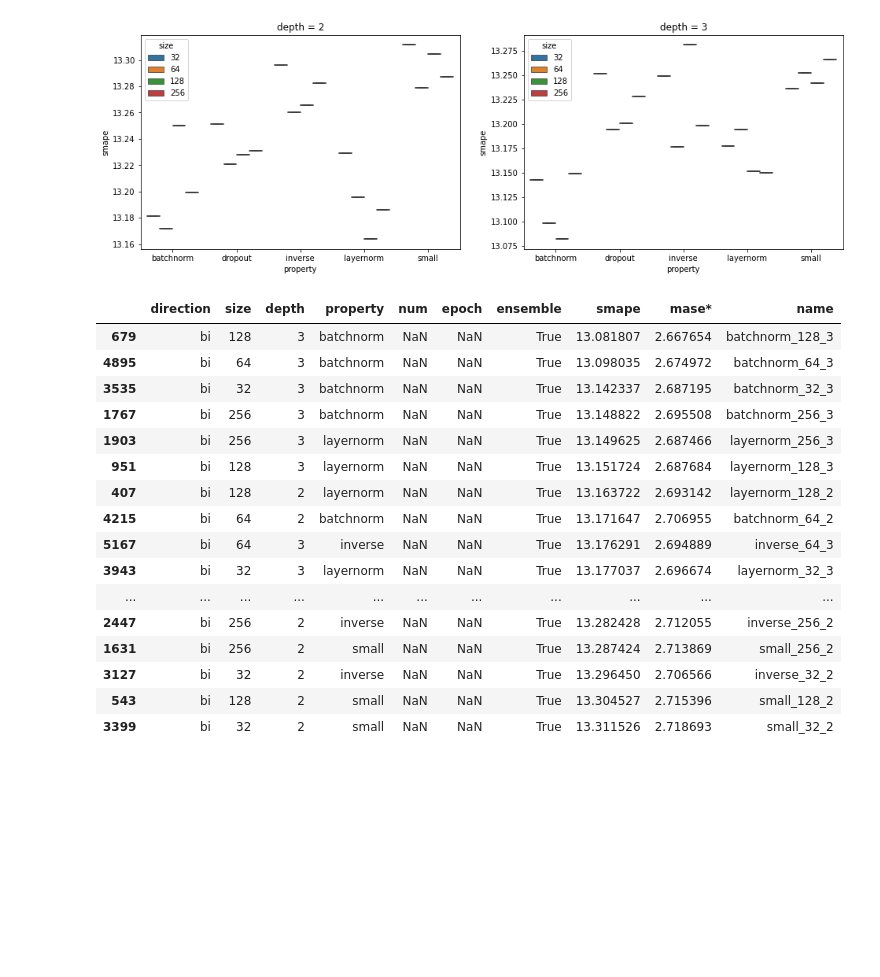
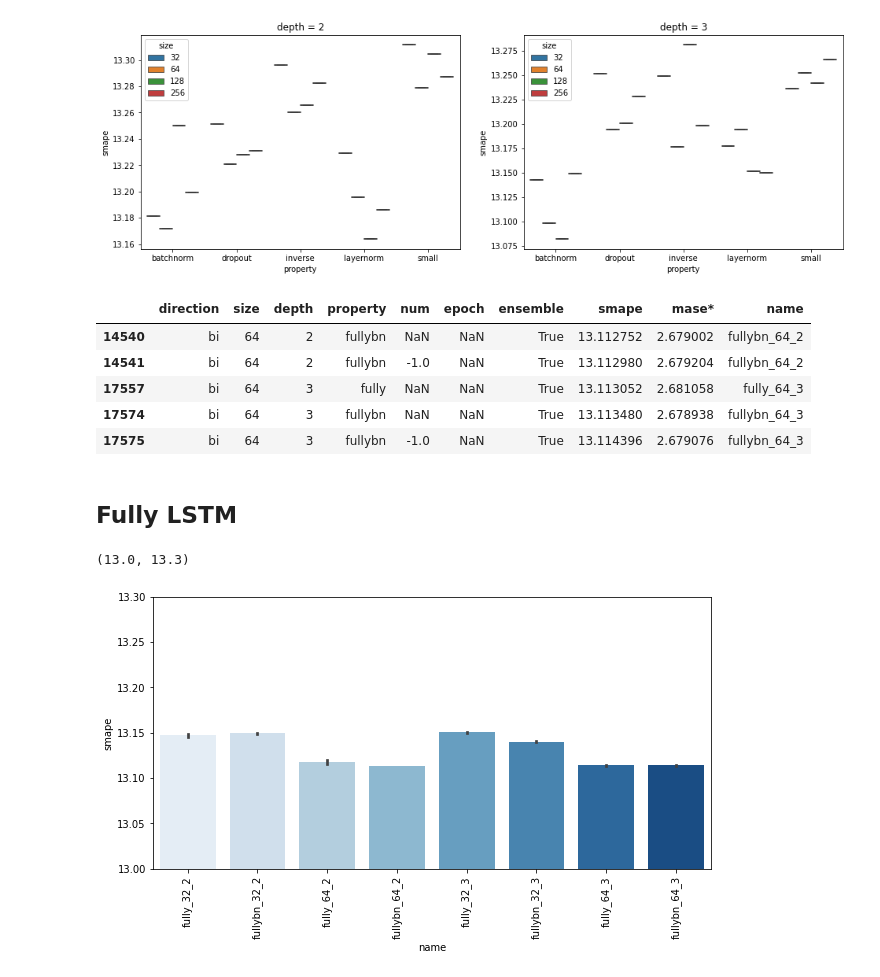
Before and after one commit to djib2011/forecasting-augmentation, a Jupyter notebook: experimentation/architecture_investigation.ipynb, the cells around one changed output. Cells and saved outputs as stored; diff of their text form; code cells hidden in the pictures; blank space fills up the shorter version.

Commit message:
Add results for fully-LSTM experiment

```diff
--- a/experimentation/architecture_investigation.ipynb
+++ b/experimentation/architecture_investigation.ipynb
@@ -57,8 +57,10 @@ plt.tight_layout()
 # %%
 df_all['name'] = df_all.apply(lambda x: '{}_{}_{}'.format(x['property'], x['size'], x['depth']), axis=1)
 
-df_last_epoch = df_all[(df_all['epoch'] == 14) & (df_all['ensemble'])]
-df_final = df_all[df_all['epoch'].isna()]
+df_last_epoch = df_all[(df_all['epoch'] == 14) & (df_all['ensemble']) &
+                       (df_all['name'].apply(lambda x: 'fully' not in x))]
+
+df_final = df_all[(df_all['epoch'].isna()) & (df_all['name'].apply(lambda x: 'fully' not in x))]
 # %%
 plt.figure(figsize=(10, 5))
 
@@ -119,22 +121,13 @@ ax.set_title('depth = 3')
 Text(0.5, 1.0, 'depth = 3')
 [figure]
 # %%
-df_final.sort_values('smape')
+df_final.sort_values('smape').head()
 # %% [output]
 |  | direction | size | depth | property | num | epoch | ensemble | smape | mase* | name |
-| 679 | bi | 128 | 3 | batchnorm | NaN | NaN | True | 13.081807 | 2.667654 | batchnorm_128_3 |
-| 4895 | bi | 64 | 3 | batchnorm | NaN | NaN | True | 13.098035 | 2.674972 | batchnorm_64_3 |
-| 3535 | bi | 32 | 3 | batchnorm | NaN | NaN | True | 13.142337 | 2.687195 | batchnorm_32_3 |
-| 1767 | bi | 256 | 3 | batchnorm | NaN | NaN | True | 13.148822 | 2.695508 | batchnorm_256_3 |
-| 1903 | bi | 256 | 3 | layernorm | NaN | NaN | True | 13.149625 | 2.687466 | layernorm_256_3 |
-| 951 | bi | 128 | 3 | layernorm | NaN | NaN | True | 13.151724 | 2.687684 | layernorm_128_3 |
-| 407 | bi | 128 | 2 | layernorm | NaN | NaN | True | 13.163722 | 2.693142 | layernorm_128_2 |
-| 4215 | bi | 64 | 2 | batchnorm | NaN | NaN | True | 13.171647 | 2.706955 | batchnorm_64_2 |
-| 5167 | bi | 64 | 3 | inverse | NaN | NaN | True | 13.176291 | 2.694889 | inverse_64_3 |
-| 3943 | bi | 32 | 3 | layernorm | NaN | NaN | True | 13.177037 | 2.696674 | layernorm_32_3 |
-| ... | ... | ... | ... | ... | ... | ... | ... | ... | ... | ... |
-| 2447 | bi | 256 | 2 | inverse | NaN | NaN | True | 13.282428 | 2.712055 | inverse_256_2 |
-| 1631 | bi | 256 | 2 | small | NaN | NaN | True | 13.287424 | 2.713869 | small_256_2 |
-| 3127 | bi | 32 | 2 | inverse | NaN | NaN | True | 13.296450 | 2.706566 | inverse_32_2 |
-| 543 | bi | 128 | 2 | small | NaN | NaN | True | 13.304527 | 2.715396 | small_128_2 |
-| 3399 | bi | 32 | 2 | small | NaN | NaN | True | 13.311526 | 2.718693 | small_32_2 |
+| 14540 | bi | 64 | 2 | fullybn | NaN | NaN | True | 13.112752 | 2.679002 | fullybn_64_2 |
+| 14541 | bi | 64 | 2 | fullybn | -1.0 | NaN | True | 13.112980 | 2.679204 | fullybn_64_2 |
+| 17557 | bi | 64 | 3 | fully | NaN | NaN | True | 13.113052 | 2.681058 | fully_64_3 |
+| 17574 | bi | 64 | 3 | fullybn | NaN | NaN | True | 13.113480 | 2.678938 | fullybn_64_3 |
+| 17575 | bi | 64 | 3 | fullybn | -1.0 | NaN | True | 13.114396 | 2.679076 | fullybn_64_3 |
+# %% [markdown]
+## Fully LSTM
@@ -140,0 +139,9 @@ df_final.sort_values('smape')
+# %%
+plt.figure(figsize=(10, 5))
+
+sns.barplot(x='name', y='smape', data=df_final, palette='Blues')
+plt.xticks(rotation=90)
+plt.ylim(13, 13.3)
+# %% [output]
+(13.0, 13.3)
+[figure, added]
```
Also changed, not shown: parts of 1 cell of this notebook, 2 other files.
